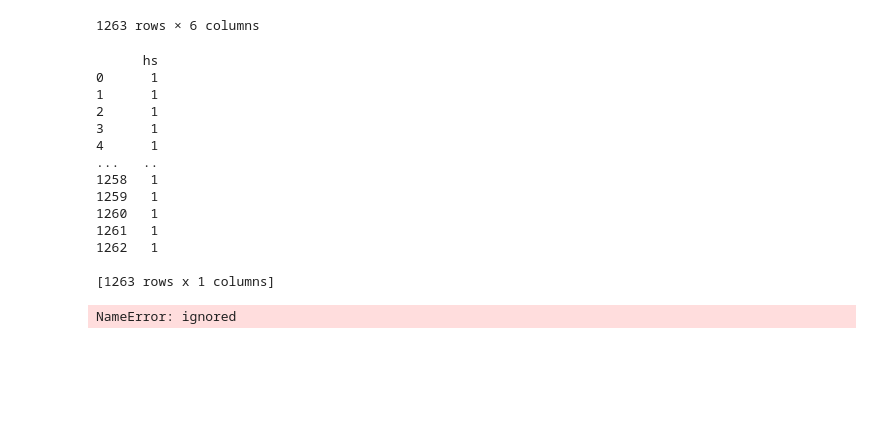
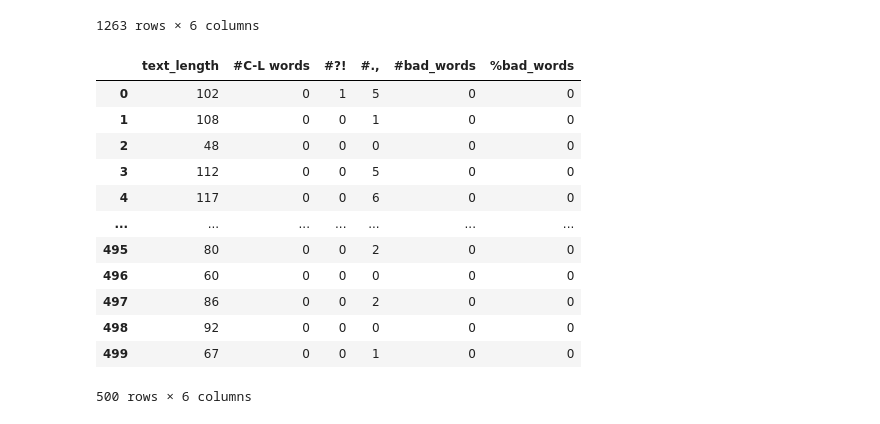
Before and after one commit to GiovanniSorice/Hate_Speech_Detection, a Jupyter notebook: LSTM_grid.ipynb, the cells around one changed output. Saved outputs shown, nothing was run; the diff lists cells and outputs as text; code cells hidden in the pictures; blank space fills up the shorter version.

Commit message:
Added news test dataset

```diff
--- a/LSTM_grid.ipynb
+++ b/LSTM_grid.ipynb
@@ -308 +306,9 @@ testset = pd.read_csv(csv_test_file,sep=',')
+# %%
+csv_test_tweets_file = open(input_test_dir+"test_dataset_tweets.csv")
+
+testset_tweets = pd.read_csv(csv_test_tweets_file,sep=',')
+
+csv_test_news_file = open(input_test_dir+"test_dataset_news.csv")
+
+testset_news = pd.read_csv(csv_test_news_file,sep=',')
 # %%
@@ -340,26 +350,21 @@ testset_other
 | 1261 | 128 | 0 | 1 | 3 | 0 | 0 |
 | 1262 | 284 | 2 | 2 | 9 | 0 | 0 |
 1263 rows × 6 columns
-# %%
-input_test   = {"text": X_test, "other": testset_other.values}
-y_test = testset[['hs']]
-print(y_test)
-# %% [output]
-      hs
-0      1
-1      1
-2      1
-3      1
-4      1
-...   ..
-1258   1
-1259   1
-1260   1
-1261   1
-1262   1
-
-[1263 rows x 1 columns]
-# %%
-y_test_pred = np.where(model.predict(input_test)[0] > 0.5, 1, 0)
-# %% [output]
-NameError: ignored
+# %%
+testset_news_other = testset_news
+testset_news_other = testset_news.drop(['text', 'id', 'hs', 'stereotype','tokens', 'hashtags'], axis=1)
+testset_news_other
+# %% [output]
+|  | text_length | #C-L words | #?! | #., | #bad_words | %bad_words |
+| 0 | 102 | 0 | 1 | 5 | 0 | 0 |
+| 1 | 108 | 0 | 0 | 1 | 0 | 0 |
+| 2 | 48 | 0 | 0 | 0 | 0 | 0 |
+| 3 | 112 | 0 | 0 | 5 | 0 | 0 |
+| 4 | 117 | 0 | 0 | 6 | 0 | 0 |
+| ... | ... | ... | ... | ... | ... | ... |
+| 495 | 80 | 0 | 0 | 2 | 0 | 0 |
+| 496 | 60 | 0 | 0 | 0 | 0 | 0 |
+| 497 | 86 | 0 | 0 | 2 | 0 | 0 |
+| 498 | 92 | 0 | 0 | 0 | 0 | 0 |
+| 499 | 67 | 0 | 0 | 1 | 0 | 0 |
+500 rows × 6 columns
```
Also changed, not shown: parts of 7 cells of this notebook.
